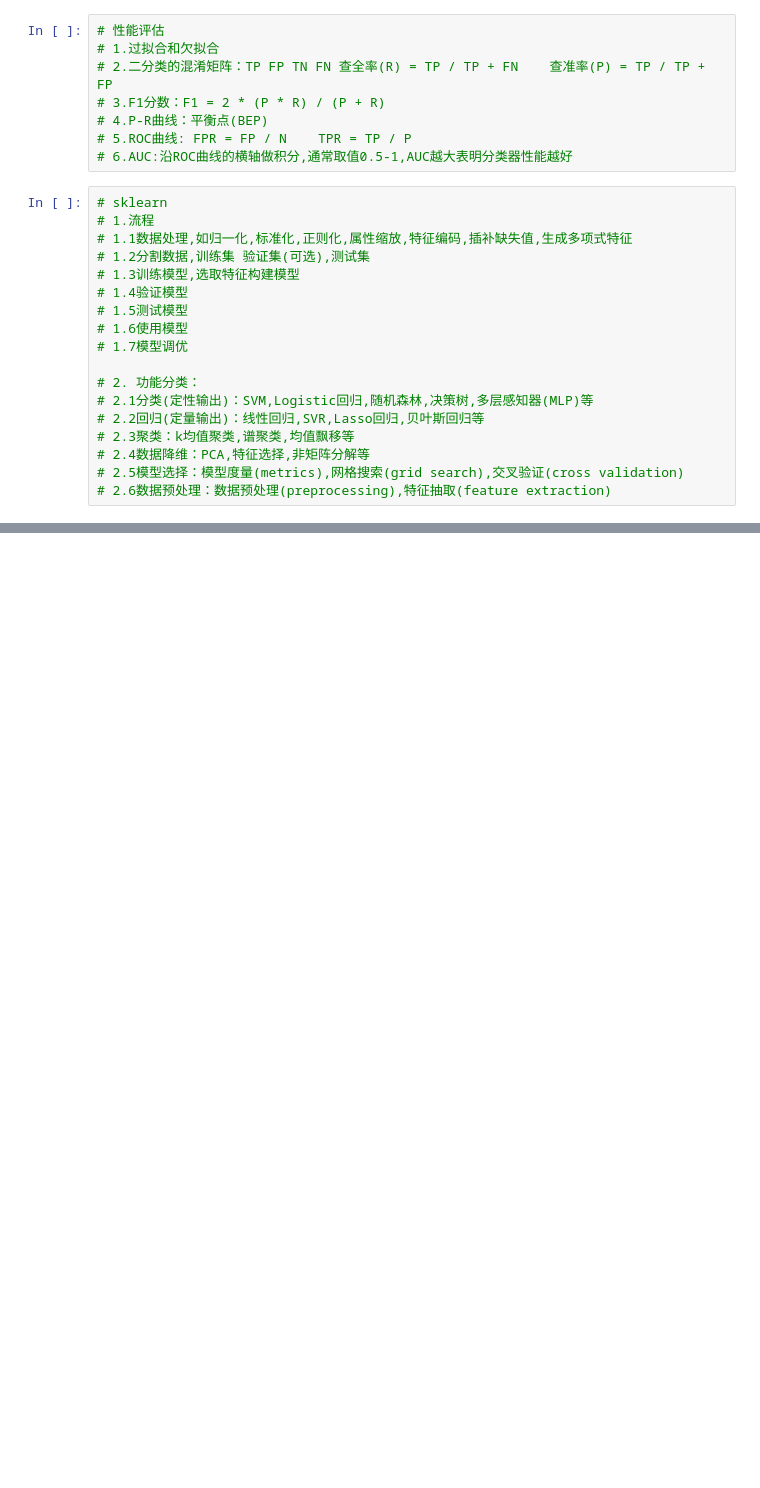
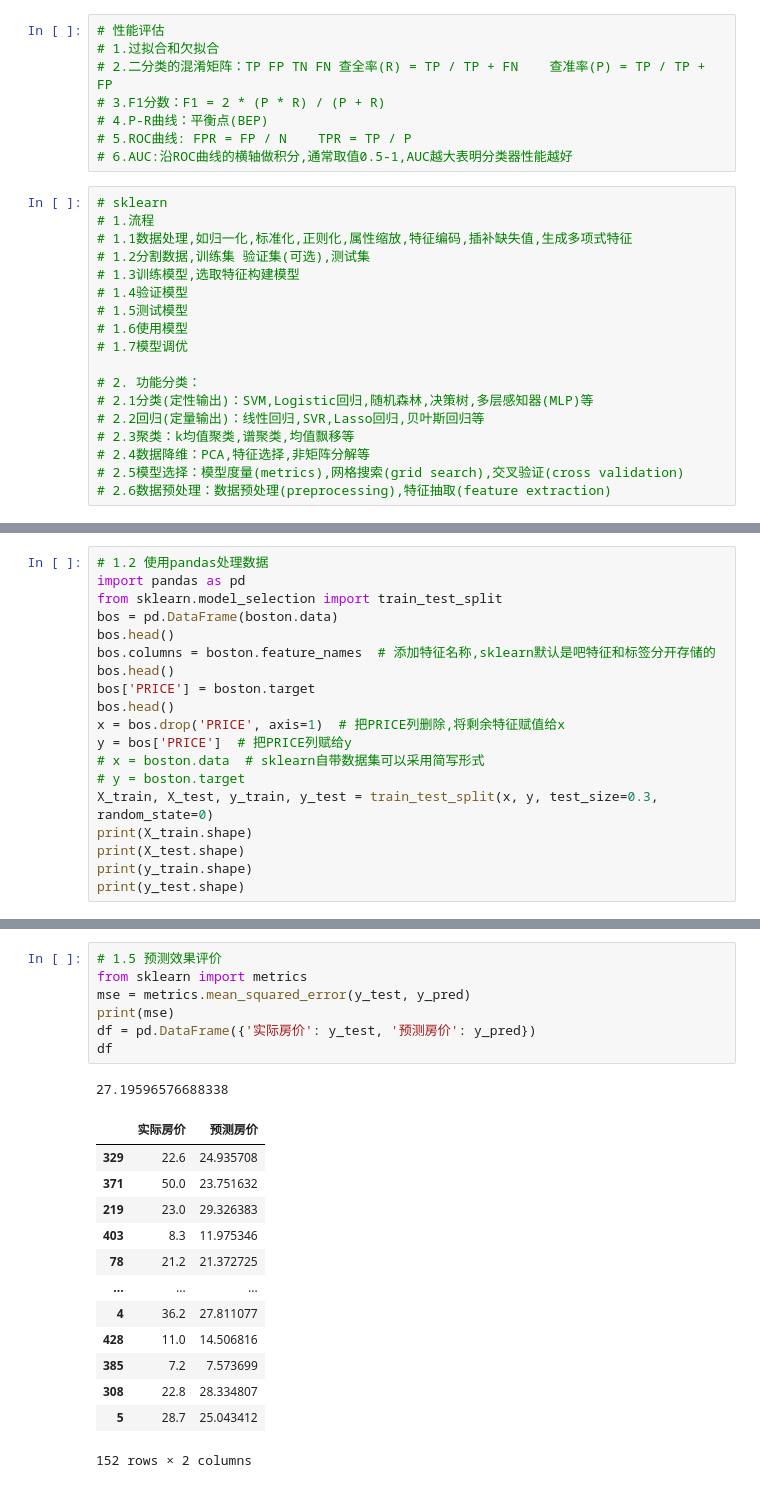
Before and after one commit to Inspritionzzz/jupyter, a Jupyter notebook: scikit-learn_fundamentals.ipynb, the cells around one changed output, grey strips where cells are left out. Cells and saved outputs as stored; diff of their text form; blank space fills up the shorter version.

```diff
--- a/scikit-learn_fundamentals.ipynb
+++ b/scikit-learn_fundamentals.ipynb
@@ -65,0 +113,19 @@ sklearn.__version__
+# %%
+# 1.2 使用pandas处理数据
+import pandas as pd
+from sklearn.model_selection import train_test_split
+bos = pd.DataFrame(boston.data)
+bos.head()
+bos.columns = boston.feature_names  # 添加特征名称,sklearn默认是吧特征和标签分开存储的
+bos.head()
+bos['PRICE'] = boston.target
+bos.head()
+x = bos.drop('PRICE', axis=1)  # 把PRICE列删除,将剩余特征赋值给x
+y = bos['PRICE']  # 把PRICE列赋给y
+# x = boston.data  # sklearn自带数据集可以采用简写形式
+# y = boston.target
+X_train, X_test, y_train, y_test = train_test_split(x, y, test_size=0.3, random_state=0)
+print(X_train.shape)
+print(X_test.shape)
+print(y_train.shape)
+print(y_test.shape)
@@ -65,0 +184,22 @@ sklearn.__version__
+# %%
+# 1.5 预测效果评价
+from sklearn import metrics
+mse = metrics.mean_squared_error(y_test, y_pred)
+print(mse)
+df = pd.DataFrame({'实际房价': y_test, '预测房价': y_pred})
+df
+# %% [output]
+27.19596576688338
+|  | 实际房价 | 预测房价 |
+| 329 | 22.6 | 24.935708 |
+| 371 | 50.0 | 23.751632 |
+| 219 | 23.0 | 29.326383 |
+| 403 | 8.3 | 11.975346 |
+| 78 | 21.2 | 21.372725 |
+| ... | ... | ... |
+| 4 | 36.2 | 27.811077 |
+| 428 | 11.0 | 14.506816 |
+| 385 | 7.2 | 7.573699 |
+| 308 | 22.8 | 28.334807 |
+| 5 | 28.7 | 25.043412 |
+152 rows × 2 columns
```
Also changed, not shown: parts of 9 cells of this notebook, 2 other files.
